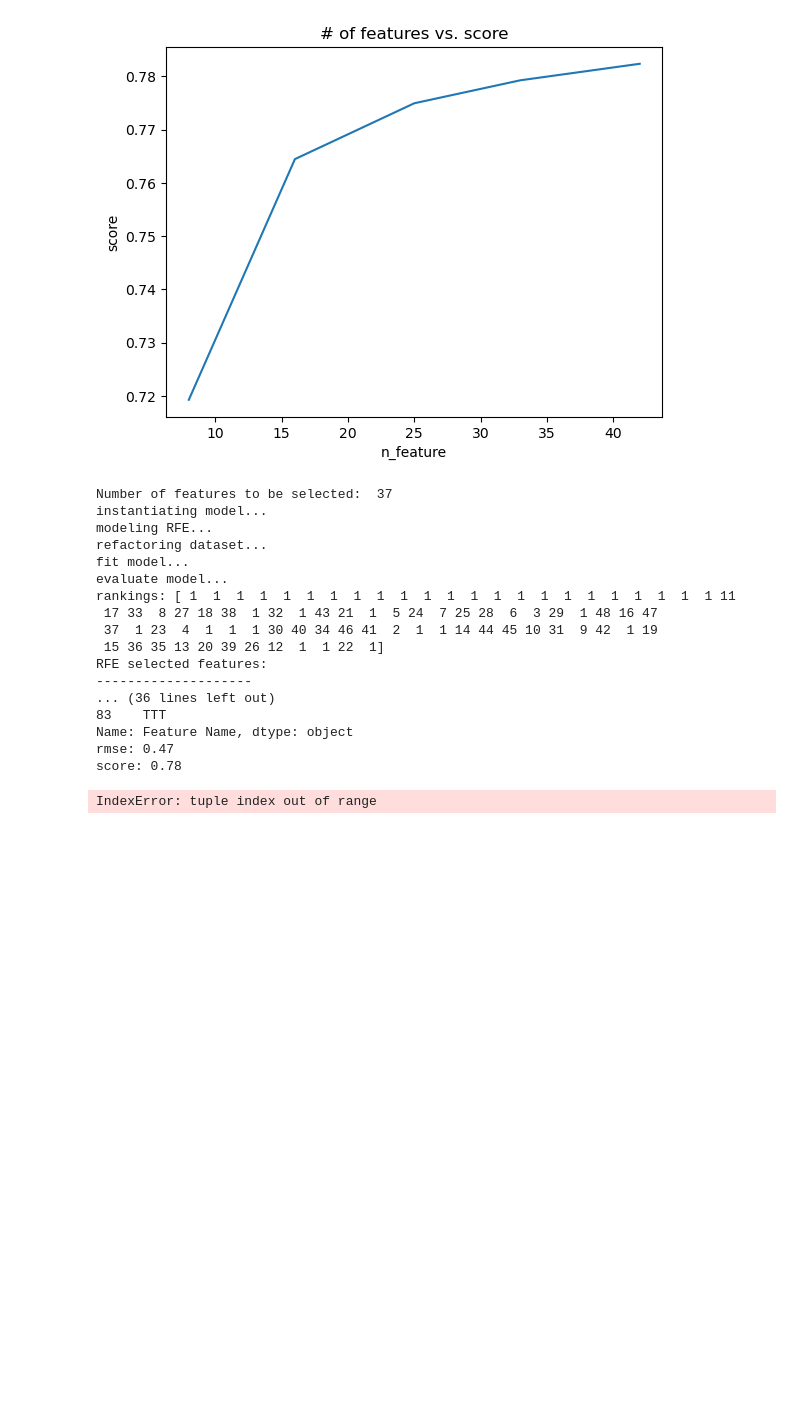
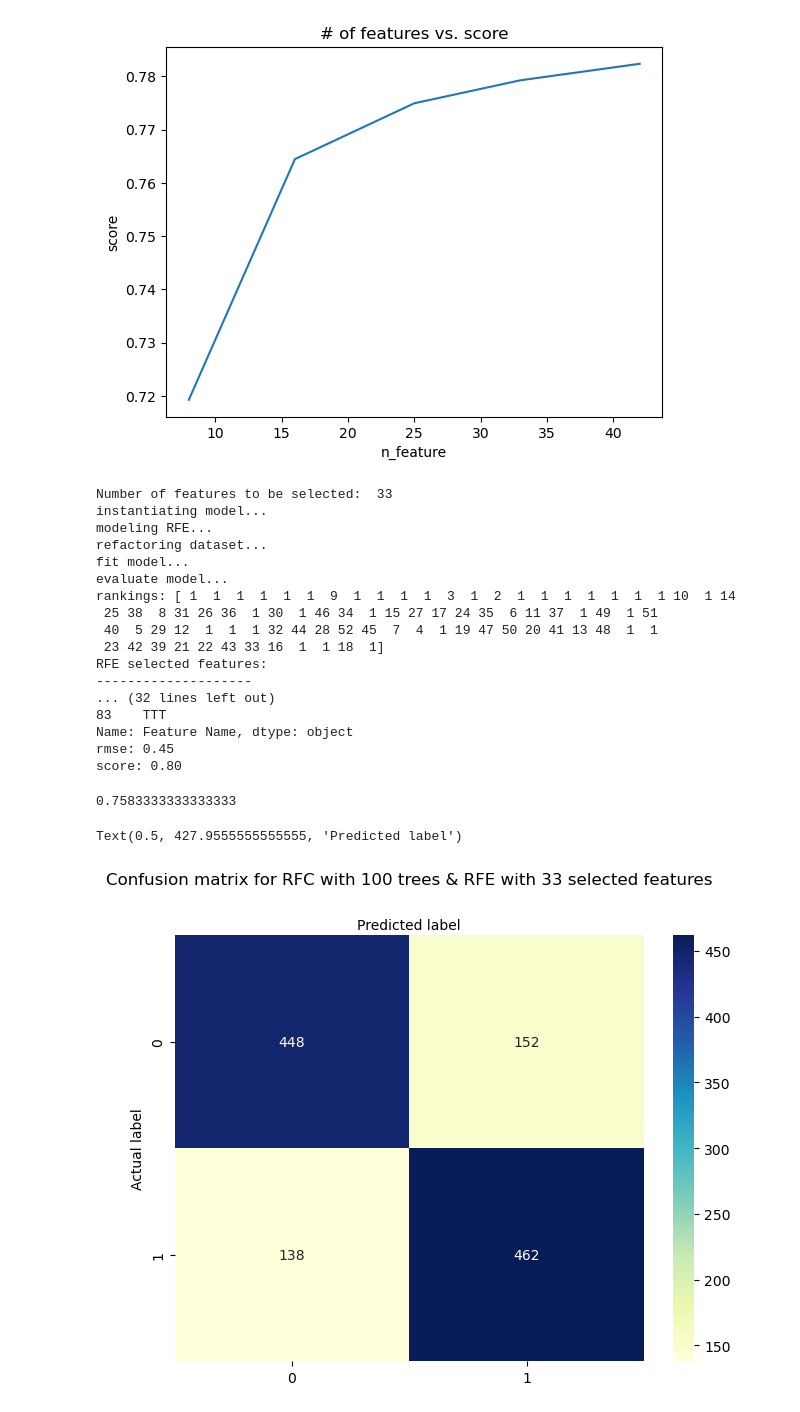
Before and after one commit to shashivish/RNA-ModX, a Jupyter notebook: predictive_model/RandomForest.ipynb, the cells around one changed output. Drawn from its saved outputs; the diff is of its cells as text; code cells hidden in the pictures; blank space fills up the shorter version.

Commit message:
add feature extraction model

```diff
--- a/predictive_model/RandomForest.ipynb
+++ b/predictive_model/RandomForest.ipynb
@@ -189,7 +189,7 @@ def optimum_RFEModel(n_features):
 
     print('instantiating model...')
     # instantiate model
-    rfc = RandomForestClassifier(n_estimators=20)
+    rfc = RandomForestClassifier()
     rfe = RFE(estimator = rfc, n_features_to_select = n_features, step = 1)
 #     sfs = SequentialFeatureSelector(rfc, n_features_to_select=n_features, direction="backward")
 
@@ -221,7 +221,7 @@ def optimum_RFEModel(n_features):
     score = rfc.score(rfe_valid_X, Y_valid)
     print('score: %4.2f' %score)
 
-    return rmse, score, n_features, rfc
+    return n_features, rmse, score, rfc, rfe
 # %%
 # define a list of feature number to be selected
 n_features_list = list(map(lambda x : int(x * len(train_X.columns)), [0.1, 0.2, 0.3, 0.4, 0.5]))
@@ -264,48 +264,56 @@ plt.show()
 # The best performance obtained with rfc via rfe-treated is 0.78 accuracy (around 40th-percentile of total features)
 # %%
 # export the yet-the-best model
-model = optimum_RFEModel(37)
+model = optimum_RFEModel(33)
 # %% [output]
-Number of features to be selected:  37
+Number of features to be selected:  33
 instantiating model...
 modeling RFE...
 refactoring dataset...
 fit model...
 evaluate model...
-rankings: [ 1  1  1  1  1  1  1  1  1  1  1  1  1  1  1  1  1  1  1  1  1  1  1 11
- 17 33  8 27 18 38  1 32  1 43 21  1  5 24  7 25 28  6  3 29  1 48 16 47
- 37  1 23  4  1  1  1 30 40 34 46 41  2  1  1 14 44 45 10 31  9 42  1 19
- 15 36 35 13 20 39 26 12  1  1 22  1]
+rankings: [ 1  1  1  1  1  1  9  1  1  1  1  3  1  2  1  1  1  1  1  1  1 10  1 14
+ 25 38  8 31 26 36  1 30  1 46 34  1 15 27 17 24 35  6 11 37  1 49  1 51
+ 40  5 29 12  1  1  1 32 44 28 52 45  7  4  1 19 47 50 20 41 13 48  1  1
+ 23 42 39 21 22 43 33 16  1  1 18  1]
 RFE selected features:
 --------------------
-... (36 lines left out)
+... (32 lines left out)
 83    TTT
 Name: Feature Name, dtype: object
-rmse: 0.47
-score: 0.78
+rmse: 0.45
+score: 0.80
 # %%
 # export the model
 import pickle
-pickle.dump(model[3], open('/Users/eesoonhang/Desktop/capstone_data/RFC_withRFE.pkl', 'wb'))
+pickle.dump(model[3], open('/Users/eesoonhang/Desktop/capstone_data/RFC_100trees_withRFE.pkl', 'wb'))
+pickle.dump(model[4], open('/Users/eesoonhang/Desktop/capstone_data/RFE_33.pkl', 'wb'))
-# %% [output]
-IndexError: tuple index out of range
 # %%
 clf = model[3]
-cls.score(test_X, compressed_test_y)
+rfe = model[4]
+rfe_test_X = rfe.transform(test_X)
+clf.score(rfe_test_X, compressed_test_y)
+# %% [output]
+0.7583333333333333
 # %%
-import sklearn.metrics
+from sklearn.metrics import confusion_matrix as cfm
+import matplotlib.pyplot as plt
+import seaborn as sns
 # visualize confusion matrix
-cnf_matrix = metrics.confusion_matrix(compressed_test_y, clf.predict(test_X))
+cnf_matrix = cfm(compressed_test_y, clf.predict(rfe_test_X))
 class_names=[0,1] # name  of classes
 fig, ax = plt.subplots()
 tick_marks = np.arange(len(class_names))
 plt.xticks(tick_marks, class_names)
 plt.yticks(tick_marks, class_names)
 
 # create heatmap
 sns.heatmap(pd.DataFrame(cnf_matrix), annot=True, cmap="YlGnBu" ,fmt='g')
 ax.xaxis.set_label_position("top")
 plt.tight_layout()
-plt.title('Confusion matrix', y=1.1)
+plt.title('Confusion matrix for RFC with 100 trees & RFE with 33 selected features', y=1.1)
 plt.ylabel('Actual label')
 plt.xlabel('Predicted label')
+# %% [output]
+Text(0.5, 427.9555555555555, 'Predicted label')
+[figure, added]
```
Also changed, not shown: 1 other file.
